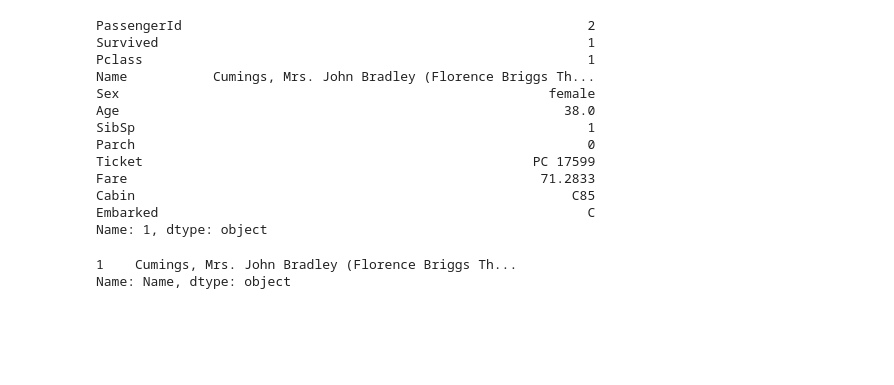
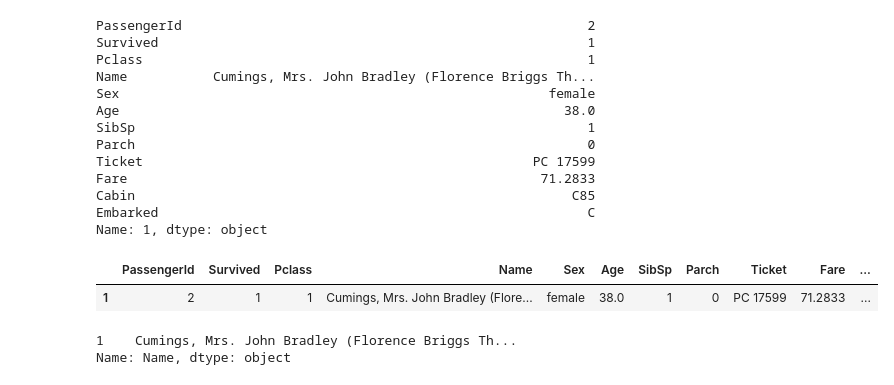
Before and after one commit to hugokce/python_libraries, a Jupyter notebook: DataAnalysis/Ornekler/Titanic/titanic_analysis_v1.ipynb, the cells around one changed output. Cells and saved outputs as stored; diff of their text form; code cells hidden in the pictures; blank space fills up the shorter version.

```diff
--- a/DataAnalysis/Ornekler/Titanic/titanic_analysis_v1.ipynb
+++ b/DataAnalysis/Ornekler/Titanic/titanic_analysis_v1.ipynb
@@ -134,4 +134,11 @@ Fare                                                     71.2833
 Cabin                                                        C85
 Embarked                                                       C
 Name: 1, dtype: object
+# %%
+#rows with certain condition
+#employee.loc[employee.Position == 'Accountant', :]
+dftrain.loc[dftrain.Name=='Cumings, Mrs. John Bradley (Florence Briggs Thayer)',:]
+# %% [output]
+|  | PassengerId | Survived | Pclass | Name | Sex | Age | SibSp | Parch | Ticket | Fare | ... |
+| 1 | 2 | 1 | 1 | Cumings, Mrs. John Bradley (Flore... | female | 38.0 | 1 | 0 | PC 17599 | 71.2833 | ... |
 # %%
```
Also changed, not shown: parts of 3 cells of this notebook.
